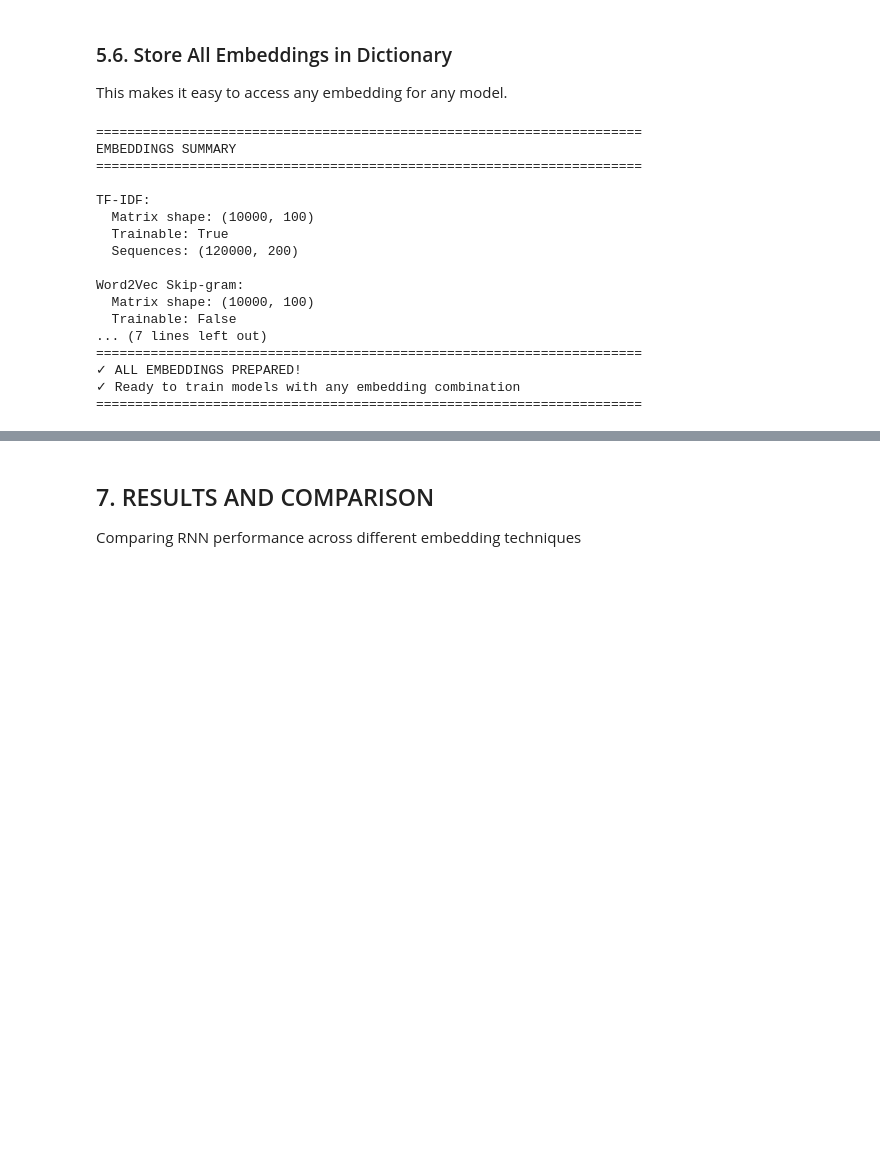
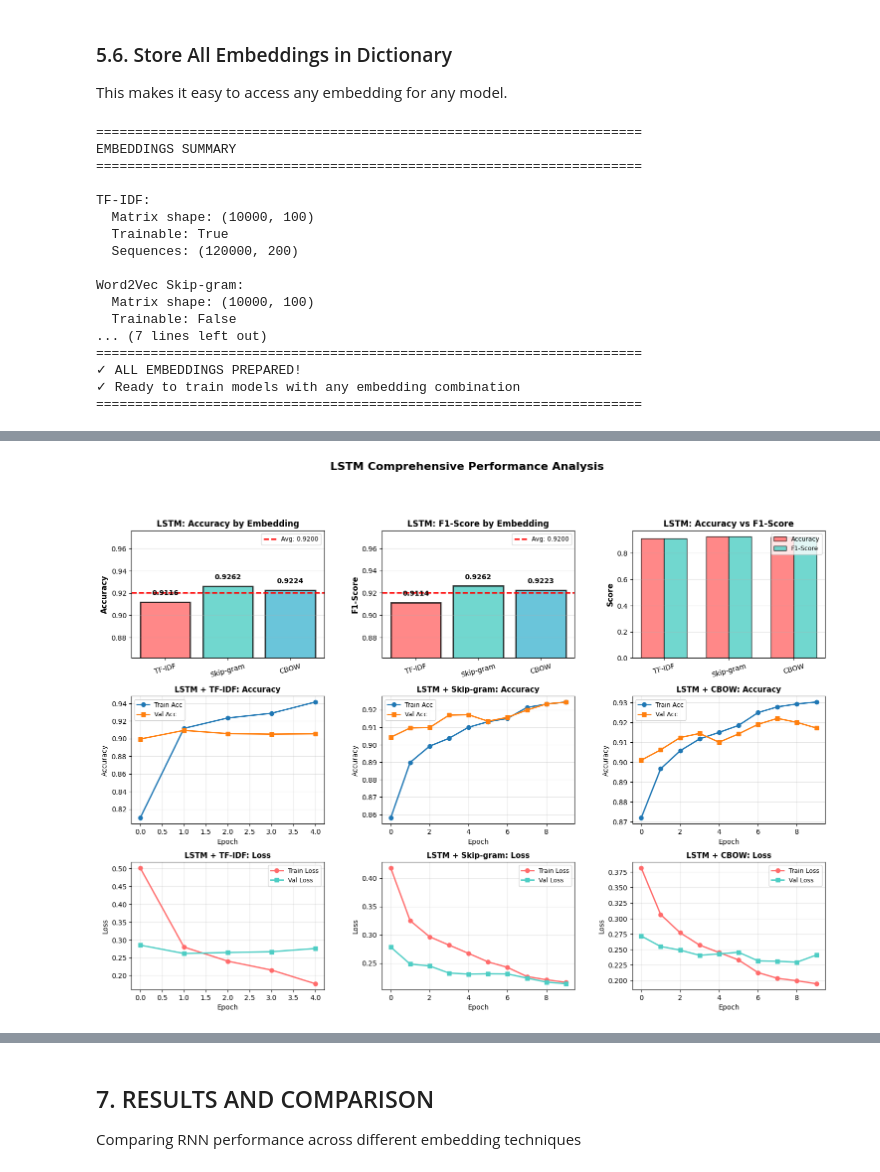
Before and after one commit to Emmanuel-kwizera/Group14_Text_Classfication, a Jupyter notebook: notebook/text_classfication.ipynb, the cells around one changed output, grey strips where cells are left out. Saved outputs shown, nothing was run; the diff lists cells and outputs as text; code cells hidden in the pictures; blank space fills up the shorter version.

Commit message:
ft: add LSTM model training and evaluation

```diff
--- a/notebook/text_classfication.ipynb
+++ b/notebook/text_classfication.ipynb
@@ -796,0 +1110,93 @@ print("=" * 80)
+# %%
+# Comprehensive visualizations for LSTM results
+fig = plt.figure(figsize=(18, 12))
+gs = fig.add_gridspec(3, 3, hspace=0.3, wspace=0.3)
+
+embeddings = ['TF-IDF', 'Skip-gram', 'CBOW']
+colors = ['#FF6B6B', '#4ECDC4', '#45B7D1']
+
+# 1. Accuracy comparison
+ax1 = fig.add_subplot(gs[0, 0])
+accuracies = [LSTM_RESULTS['tfidf']['accuracy'],
+              LSTM_RESULTS['skipgram']['accuracy'],
+              LSTM_RESULTS['cbow']['accuracy']]
+bars = ax1.bar(embeddings, accuracies, color=colors, alpha=0.8, edgecolor='black', linewidth=2)
+ax1.set_ylabel('Accuracy', fontsize=11, fontweight='bold')
+ax1.set_title('LSTM: Accuracy by Embedding', fontsize=12, fontweight='bold')
+ax1.set_ylim([min(accuracies) - 0.05, max(accuracies) + 0.05])
+ax1.axhline(y=np.mean(accuracies), color='red', linestyle='--', linewidth=2, label=f'Avg: {np.mean(accuracies):.4f}')
+for i, (bar, v) in enumerate(zip(bars, accuracies)):
+    height = bar.get_height()
+    ax1.text(bar.get_x() + bar.get_width()/2., height + 0.005,
+            f'{v:.4f}', ha='center', va='bottom', fontweight='bold', fontsize=10)
+ax1.legend(fontsize=9)
+ax1.grid(axis='y', alpha=0.3)
+ax1.tick_params(axis='x', rotation=15)
+
+# 2. F1-Score comparison
+ax2 = fig.add_subplot(gs[0, 1])
+f1_scores = [LSTM_RESULTS['tfidf']['f1'],
+             LSTM_RESULTS['skipgram']['f1'],
+             LSTM_RESULTS['cbow']['f1']]
+bars = ax2.bar(embeddings, f1_scores, color=colors, alpha=0.8, edgecolor='black', linewidth=2)
+ax2.set_ylabel('F1-Score', fontsize=11, fontweight='bold')
+ax2.set_title('LSTM: F1-Score by Embedding', fontsize=12, fontweight='bold')
+ax2.set_ylim([min(f1_scores) - 0.05, max(f1_scores) + 0.05])
+ax2.axhline(y=np.mean(f1_scores), color='red', linestyle='--', linewidth=2, label=f'Avg: {np.mean(f1_scores):.4f}')
+for i, (bar, v) in enumerate(zip(bars, f1_scores)):
+    height = bar.get_height()
+    ax2.text(bar.get_x() + bar.get_width()/2., height + 0.005,
+            f'{v:.4f}', ha='center', va='bottom', fontweight='bold', fontsize=10)
+ax2.legend(fontsize=9)
+ax2.grid(axis='y', alpha=0.3)
+ax2.tick_params(axis='x', rotation=15)
+
+# 3. Side-by-side comparison
+ax3 = fig.add_subplot(gs[0, 2])
+x = np.arange(len(embeddings))
+width = 0.35
+bars1 = ax3.bar(x - width/2, accuracies, width, label='Accuracy', color='#FF6B6B', alpha=0.8, edgecolor='black')
+bars2 = ax3.bar(x + width/2, f1_scores, width, label='F1-Score', color='#4ECDC4', alpha=0.8, edgecolor='black')
+ax3.set_ylabel('Score', fontsize=11, fontweight='bold')
+ax3.set_title('LSTM: Accuracy vs F1-Score', fontsize=12, fontweight='bold')
+ax3.set_xticks(x)
+ax3.set_xticklabels(embeddings, rotation=15)
+ax3.legend(fontsize=9)
+ax3.grid(axis='y', alpha=0.3)
+
+# 4-6. Training history for each embedding
+for idx, (emb_name, title) in enumerate([('tfidf', 'TF-IDF'),
+                                          ('skipgram', 'Skip-gram'),
+                                          ('cbow', 'CBOW')]):
+    ax = fig.add_subplot(gs[1, idx])
+    history = LSTM_RESULTS[emb_name]['history']
+
+    ax.plot(history.history['accuracy'], label='Train Acc', marker='o', linewidth=2)
+    ax.plot(history.history['val_accuracy'], label='Val Acc', marker='s', linewidth=2)
+    ax.set_xlabel('Epoch', fontsize=10)
+    ax.set_ylabel('Accuracy', fontsize=10)
+    ax.set_title(f'LSTM + {title}: Accuracy', fontsize=11, fontweight='bold')
+    ax.legend(fontsize=9)
+    ax.grid(True, alpha=0.3)
+
+# 7-9. Loss curves for each embedding
+for idx, (emb_name, title) in enumerate([('tfidf', 'TF-IDF'),
+                                          ('skipgram', 'Skip-gram'),
+                                          ('cbow', 'CBOW')]):
+    ax = fig.add_subplot(gs[2, idx])
+    history = LSTM_RESULTS[emb_name]['history']
+
+    ax.plot(history.history['loss'], label='Train Loss', marker='o', linewidth=2, color='#FF6B6B')
+    ax.plot(history.history['val_loss'], label='Val Loss', marker='s', linewidth=2, color='#4ECDC4')
+    ax.set_xlabel('Epoch', fontsize=10)
+    ax.set_ylabel('Loss', fontsize=10)
+    ax.set_title(f'LSTM + {title}: Loss', fontsize=11, fontweight='bold')
+    ax.legend(fontsize=9)
+    ax.grid(True, alpha=0.3)
+
+plt.suptitle('LSTM Comprehensive Performance Analysis', fontsize=16, fontweight='bold', y=0.995)
+plt.show()
+
+print("\n✓ Visualizations complete!")
+# %% [output]
+[figure, added]
```
Also changed, not shown: parts of 24 cells of this notebook, 4 other files.
